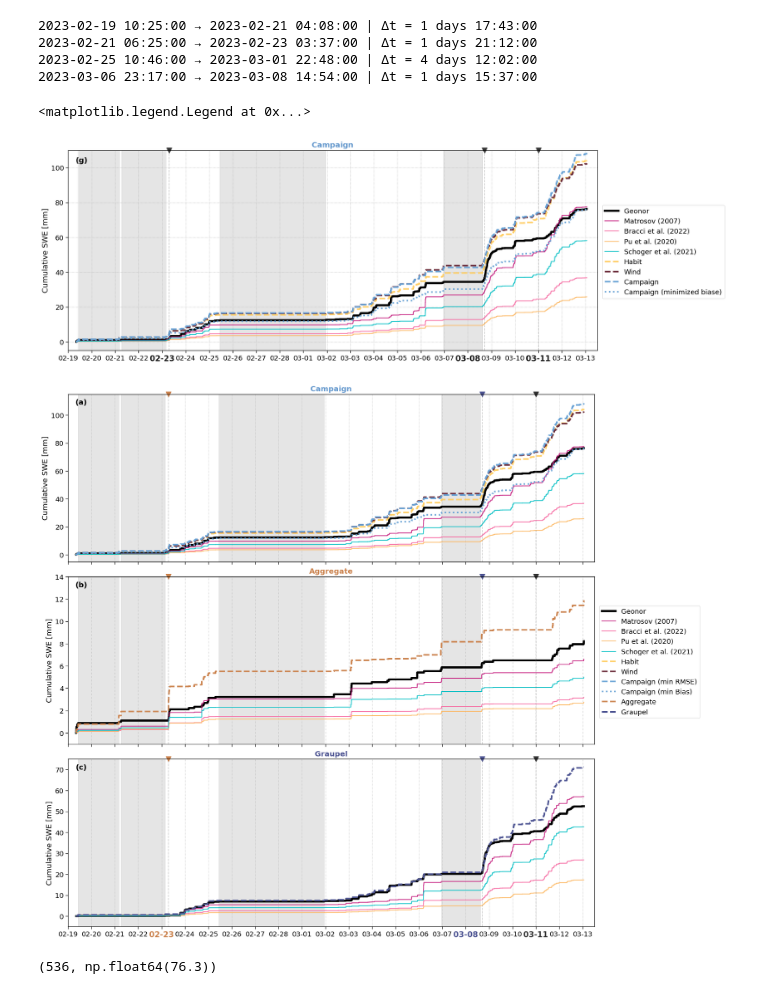
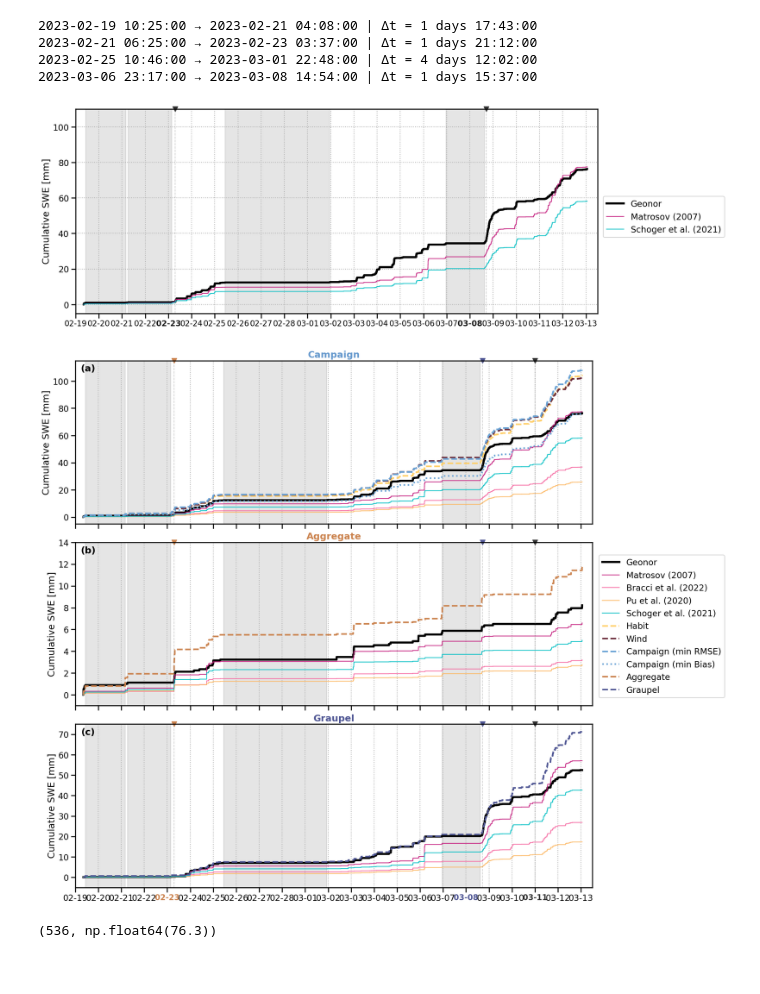
Before and after one commit to franzihe/retrieval_analysis, a Jupyter notebook: work/combined_obs/07_ensemble_approach.ipynb, the cells around one changed output. Cells and saved outputs as stored; diff of their text form; code cells hidden in the pictures.

```diff
--- a/work/combined_obs/07_ensemble_approach.ipynb
+++ b/work/combined_obs/07_ensemble_approach.ipynb
@@ -53,7 +53,8 @@ from sklearn.metrics import root_mean_squared_error, mean_absolute_error
 %autoreload 2
 # %%
 # plot cosmetics
-set_context('paper', rc={"lines.linewidth": 2}, font_scale=1.5, )
+# set_context('paper', rc={"lines.linewidth": 2}, font_scale=1.5, )
+set_context('talk',)# rc={"lines.linewidth": 2}, font_scale=1.5, )
 # %%
 version = IMProToo.__version__
 # %%
@@ -603,7 +686,7 @@ for g0, g1 in gaps:
 case_dates = [
     pd.Timestamp("2023-02-23 07:00"),
     pd.Timestamp("2023-03-08 17:00"),
-    pd.Timestamp("2023-03-11"),
+    # pd.Timestamp("2023-03-11"),
 ]
 
 case_dates_num = fct.date2num(case_dates)
@@ -626,13 +709,13 @@ rate = sf_class_dict[60]['campaign']['Matrosov_aggregate_400_mm_h']
 rate = rate.reindex(time_index).fillna(0)
 fct.plt_cum(ax, rate*delta_h, time_index, fct.LITERATURE_BOXES["A"]['label'], fct.LITERATURE_BOXES["A"]["color"], "-", 1.6, alpha=.9)
 
-rate = sf_class_dict[60]['campaign']['Bracci_aggregate_400_mm_h']
-rate = rate.reindex(time_index).fillna(0)
-fct.plt_cum(ax, rate*delta_h, time_index, fct.LITERATURE_BOXES["B"]['label'], fct.LITERATURE_BOXES["B"]["color"], "-", 1.6, alpha=.9)
+# rate = sf_class_dict[60]['campaign']['Bracci_aggregate_400_mm_h']
+# rate = rate.reindex(time_index).fillna(0)
+# fct.plt_cum(ax, rate*delta_h, time_index, fct.LITERATURE_BOXES["B"]['label'], fct.LITERATURE_BOXES["B"]["color"], "-", 1.6, alpha=.9)
 
-rate = sf_class_dict[60]['campaign']['Pu_graupel_400_mm_h']
-rate = rate.reindex(time_index).fillna(0)
-fct.plt_cum(ax, rate*delta_h, time_index, fct.LITERATURE_BOXES["C"]['label'], fct.LITERATURE_BOXES["C"]["color"], "-", 1.6, alpha=.9)
+# rate = sf_class_dict[60]['campaign']['Pu_graupel_400_mm_h']
+# rate = rate.reindex(time_index).fillna(0)
+# fct.plt_cum(ax, rate*delta_h, time_index, fct.LITERATURE_BOXES["C"]['label'], fct.LITERATURE_BOXES["C"]["color"], "-", 1.6, alpha=.9)
 
 rate = sf_class_dict[60]['campaign']['Schoger_400_mm_h']
 rate = rate.reindex(time_index).fillna(0)
@@ -644,41 +727,41 @@ for g_start, g_end in gaps:
     g_end = fct.date2num(g_end)
     ax.axvspan(g_start, g_end, color='k', alpha=0.1)
 
-styles = [
-    ("habit", "--"),
-    # ("habit_high_precipitation", "-."),
-    # ("habit_low_precipitation", ":")
-]
-for i, (name, ls) in enumerate(styles):
-    fct.plt_cum(ax, rmse_series[60][name], time_index, name.replace("_", " ").title(), custom_cmap(i), ls, 3)
-#     fct.plt_cum(axs[1], mae_series[60][name], name.replace("_", " ").title(), custom_cmap(i), ls, 3)
+# styles = [
+#     ("habit", "--"),
+#     # ("habit_high_precipitation", "-."),
+#     # ("habit_low_precipitation", ":")
+# ]
+# for i, (name, ls) in enumerate(styles):
+#     fct.plt_cum(ax, rmse_series[60][name], time_index, name.replace("_", " ").title(), custom_cmap(i), ls, 3)
+# #     fct.plt_cum(axs[1], mae_series[60][name], name.replace("_", " ").title(), custom_cmap(i), ls, 3)
 
-wind_styles = [
-    ("wind", "--"),
-    # ("wind_high_precipitation", "-."),
-    # ("wind_low_precipitation", ":")
-]
-for i, (name, ls) in enumerate(wind_styles, start=3):
-    fct.plt_cum(ax, rmse_wind_series[60][name], time_index, name.replace("_", " ").title(), custom_cmap(i), ls, 3)
-#     fct.plt_cum(axs[1], mae_wind_series[60][name], name.replace("_", " ").title(), custom_cmap(i), ls, 3)
+# wind_styles = [
+#     ("wind", "--"),
+#     # ("wind_high_precipitation", "-."),
+#     # ("wind_low_precipitation", ":")
+# ]
+# for i, (name, ls) in enumerate(wind_styles, start=3):
+#     fct.plt_cum(ax, rmse_wind_series[60][name], time_index, name.replace("_", " ").title(), custom_cmap(i), ls, 3)
+# #     fct.plt_cum(axs[1], mae_wind_series[60][name], name.replace("_", " ").title(), custom_cmap(i), ls, 3)
 
-campaign_styles = [
-    ("campaign", "--"),
-    # ("campaign_high_precipitation", "-."),
-    # ("campaign_low_precipitation", ":")
-]
-for i, (name, ls) in enumerate(campaign_styles, start=6):
-    fct.plt_cum(ax, rmse_campaign_series[60][name], time_index, name.replace("_", " ").title(), custom_cmap(i), ls, 3)
-#     fct.plt_cum(axs[1], mae_campaign_series[60][name], name.replace("_", " ").title(), custom_cmap(i), ls, 3)
+# campaign_styles = [
+#     ("campaign", "--"),
+#     # ("campaign_high_precipitation", "-."),
+#     # ("campaign_low_precipitation", ":")
+# ]
+# for i, (name, ls) in enumerate(campaign_styles, start=6):
+#     fct.plt_cum(ax, rmse_campaign_series[60][name], time_index, name.replace("_", " ").title(), custom_cmap(i), ls, 3)
+# #     fct.plt_cum(axs[1], mae_campaign_series[60][name], name.replace("_", " ").title(), custom_cmap(i), ls, 3)
 
-fct.plt_cum(ax, err_cum_campaign_series[60]["campaign"], time_index, f"Campaign (minimized biase)", custom_cmap(6), ":", 3)
+# fct.plt_cum(ax, err_cum_campaign_series[60]["campaign"], time_index, f"Campaign (minimized biase)", custom_cmap(6), ":", 3)
 
 # ------ formatting ----
 major_locator = DayLocator(interval=1)   # label every 2 days
 date_form = DateFormatter("%m-%d")       # no year
 precip_event = 'campaign'
-ax.set_title(precip_event.title(), fontweight="bold", color=fct.custom_colors[precip_event])
-ax.text(0.025, 0.95, fct.fig_label[i], fontweight="bold", horizontalalignment='center',verticalalignment='center', transform = ax.transAxes)
+# ax.set_title(precip_event.title(), fontweight="bold", color=fct.custom_colors[precip_event])
+# ax.text(0.025, 0.95, fct.fig_label[i], fontweight="bold", horizontalalignment='center',verticalalignment='center', transform = ax.transAxes)
 
 ax.xaxis.set_major_locator(major_locator)
 ax.xaxis.set_major_formatter(date_form)
@@ -697,36 +780,36 @@ ax.set_xlim([pd.Timestamp("2023-02-19 00:00:00"), pd.Timestamp("2023-03-13 12:00
 # ax.set_xlim([pd.Timestamp("2023-02-19"), pd.Timestamp("2023-02-22")])
 ylim = [-5, 110]
 ax.set_ylim(ylim)
 
 ax.set_ylabel("Cumulative SWE [mm]")
 h, l = ax.get_legend_handles_labels()
 handles.extend(h)
 labels.extend(l)
 
 ax.tick_params(which='minor', length=3)
 ylim = ax.get_ylim()
 
 for x in case_dates_num:
     ax.plot(x, ylim[1], marker='v', color='0.2', markersize=10, clip_on=False)
     ax.axvline(x, color='0.5', linestyle='--', alpha=0.4, linewidth=1.2)
 
 
 for label in ax.get_xticklabels():
+    label.set_fontsize(15)
     if label.get_text() in case_dates_str:
             label.set_color('0.1')
             label.set_fontweight('bold')
             label.set_fontsize(15)
 
 
 
 unique = dict(zip(labels, handles))
 fig.legend(unique.values(), unique.keys(), loc='center left', bbox_to_anchor=(1, 0.5))
 # plt.tight_layout(rect=[0, 0, 0., 1])   # leave room for cbars
 
-# plt.savefig(FIG_DIR + "fig07a_but_with_minimized_bias.png", format='png', bbox_inches='tight', transparent=True,dpi=300)
+plt.savefig(FIG_DIR + "fig07a_presentation_literature.png", format='png', bbox_inches='tight', transparent=True,dpi=300)
 # %% [output]
-<matplotlib.legend.Legend at 0x...>
-[figure, old version]
+[figure, new version]
 # %%
 threshold =  60
 # Define your case study dates
@@ -862,7 +945,7 @@ fig.legend(unique.values(), unique.keys(), loc='center left', bbox_to_anchor=(1,
 # fig.subplots_adjust(right=0.8)
 plt.savefig(FIG_DIR + f"fig07_{threshold}.png", format='png', bbox_inches='tight', transparent=True,dpi=300)
 # %% [output]
-[figure, old version]
+[figure, new version]
 # %%
 precip_event = 'campaign'
 rate = sf_class_dict[threshold][precip_event]['rate_mm_h']
```
Also changed, not shown: parts of 7 cells of this notebook, 12 other files.
